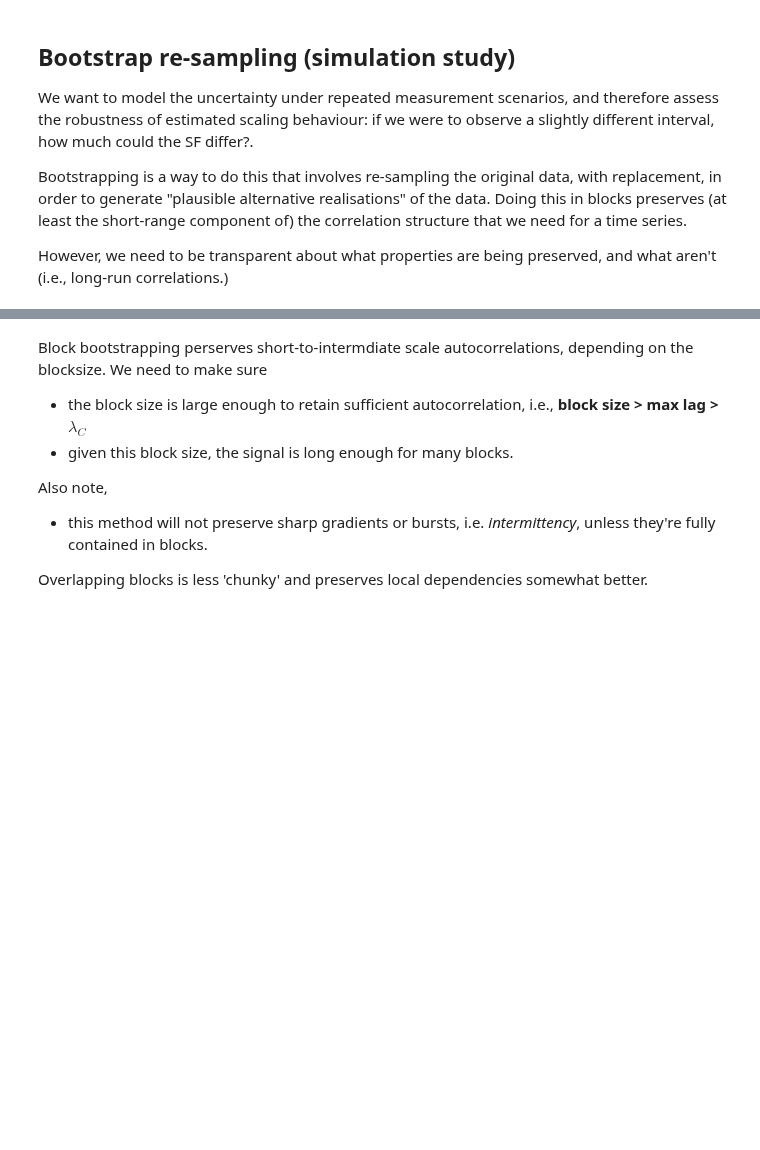
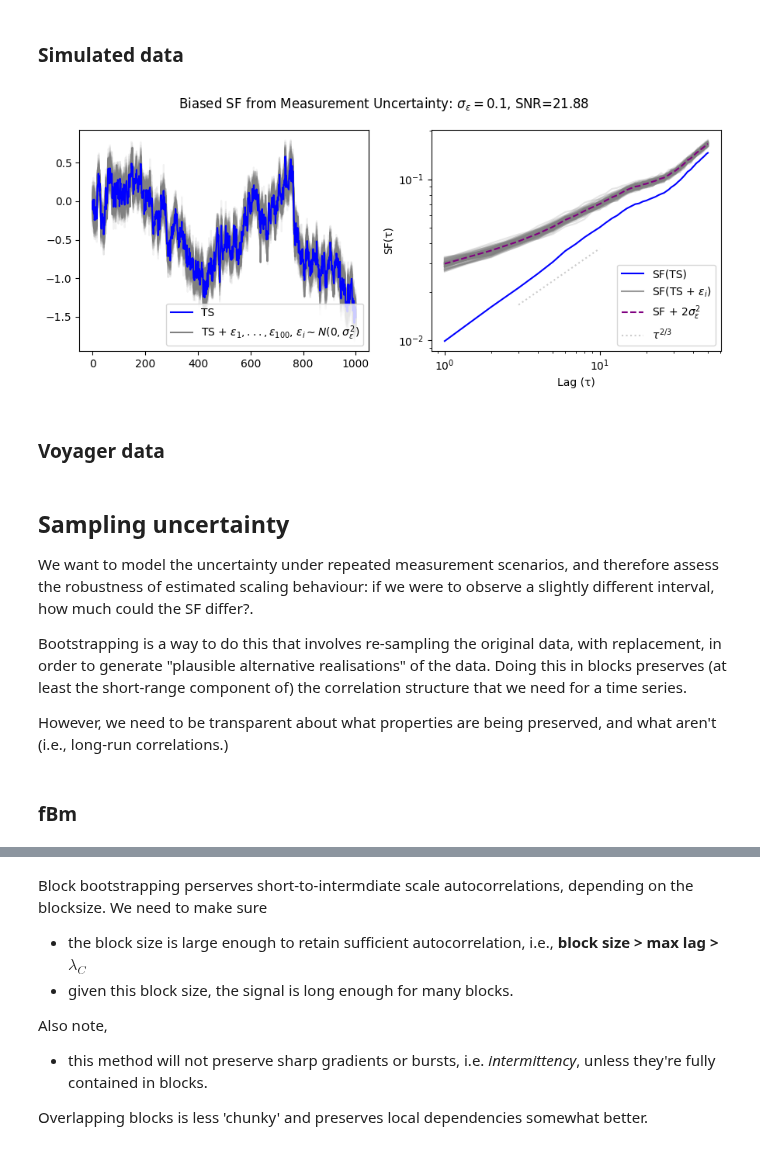
Before and after one commit to daniel-wrench/sf_gap_analysis, a Jupyter notebook: notebooks/sf_uncertainty_demo.ipynb, the cells around one changed output, grey strips where cells are left out. Drawn from its saved outputs; the diff is of its cells as text; code cells hidden in the pictures; blank space fills up the shorter version.

```diff
--- a/notebooks/sf_uncertainty_demo.ipynb
+++ b/notebooks/sf_uncertainty_demo.ipynb
@@ -21,0 +62,2 @@ import src.sf_funcs as sf_funcs
+# %% [markdown]
+### Simulated data
@@ -22,9 +103,61 @@ import src.sf_funcs as sf_funcs
+# %%
+fig, ax = plt.subplots(1,2, figsize=(9, 4))
+for i, x in enumerate(x_boot):
+    ax[0].plot(x, c="grey", alpha=0.1)
+ax[0].plot(
+    x_boot[0],
+    label=f"TS + $\mathbf{\epsilon}_1,...,\mathbf{\epsilon}_{{100}}$, $\mathbf{\epsilon}_i \sim N(0,\mathbf{\sigma}^2_{{\mathbf{\epsilon}}})$",
+    color="grey",
+)
+ax[0].plot(ts_sim, label="TS", color="blue")
+# Reorder the legend
+handles, labels = ax[0].get_legend_handles_labels()
+handles = [handles[1], handles[0]]
+labels = [labels[1], labels[0]]
+ax[0].legend(handles, labels, loc="lower right")
+plt.suptitle(f"Biased SF from Measurement Uncertainty: $\mathbf{\sigma}_{{\mathbf{\epsilon}}}=${sigma_epsilon}, SNR={snr:.2f}")
+
+ci_lower = np.percentile(sf_boot, 2.5, axis=0)
+ci_upper = np.percentile(sf_boot, 97.5, axis=0)
+
+# Plot
+lags = np.arange(1, max_lag + 1)
+
+# Plot with both bootstrap and pointwise SE intervals using fig, ax[1] syntax[1]
+for sf in sf_boot:
+    ax[1].plot(lags, sf, color="grey", alpha=0.2)
+ax[1].plot(lags, sf_orig.sf_2, label="SF(TS)", color="blue")
+ax[1].plot(lags, sf_boot[0], color="grey", alpha=0.8, label="SF(TS + $\mathbf{\epsilon}_i$)")
+ax[1].plot(
+    lags, sf_orig.sf_2 + 2*sigma_epsilon**2, label="SF + 2$\mathbf{\sigma}_{\mathbf{\epsilon}}^2$", color="purple", linestyle="--"
+)
+ax[1].plot(
+    sf_orig.lag[2:10],
+    0.008 * np.power(sf_orig.lag[2:10], 2 / 3),
+    label="$\\tau^{2/3}$",
+    color="black",
+    linestyle=":",
+    alpha=0.2,
+)
+ax[1].set_xlabel("Lag (τ)")
+ax[1].set_ylabel("SF(τ)")
+ax[1].set_xscale("log")
+ax[1].set_yscale("log")
+ax[1].legend(loc="lower right")
+fig.tight_layout()
+plt.show()
+# %% [output]
+[figure, new version]
+# %% [markdown]
+### Voyager data
 # %% [markdown]
-## Bootstrap re-sampling (simulation study)
+## Sampling uncertainty
 
 We want to model the uncertainty under repeated measurement scenarios, and therefore assess the robustness of estimated scaling behaviour: if we were to observe a slightly different interval, how much could the SF differ?.
 
 Bootstrapping is a way to do this that involves re-sampling the original data, with replacement, in order to generate "plausible alternative realisations" of the data. Doing this in blocks preserves (at least the short-range component of) the correlation structure that we need for a time series.
 
 However, we need to be transparent about what properties are being preserved, and what aren't (i.e., long-run correlations.)
+# %% [markdown]
+### fBm
 # %%
```
Also changed, not shown: parts of 25 cells of this notebook.
